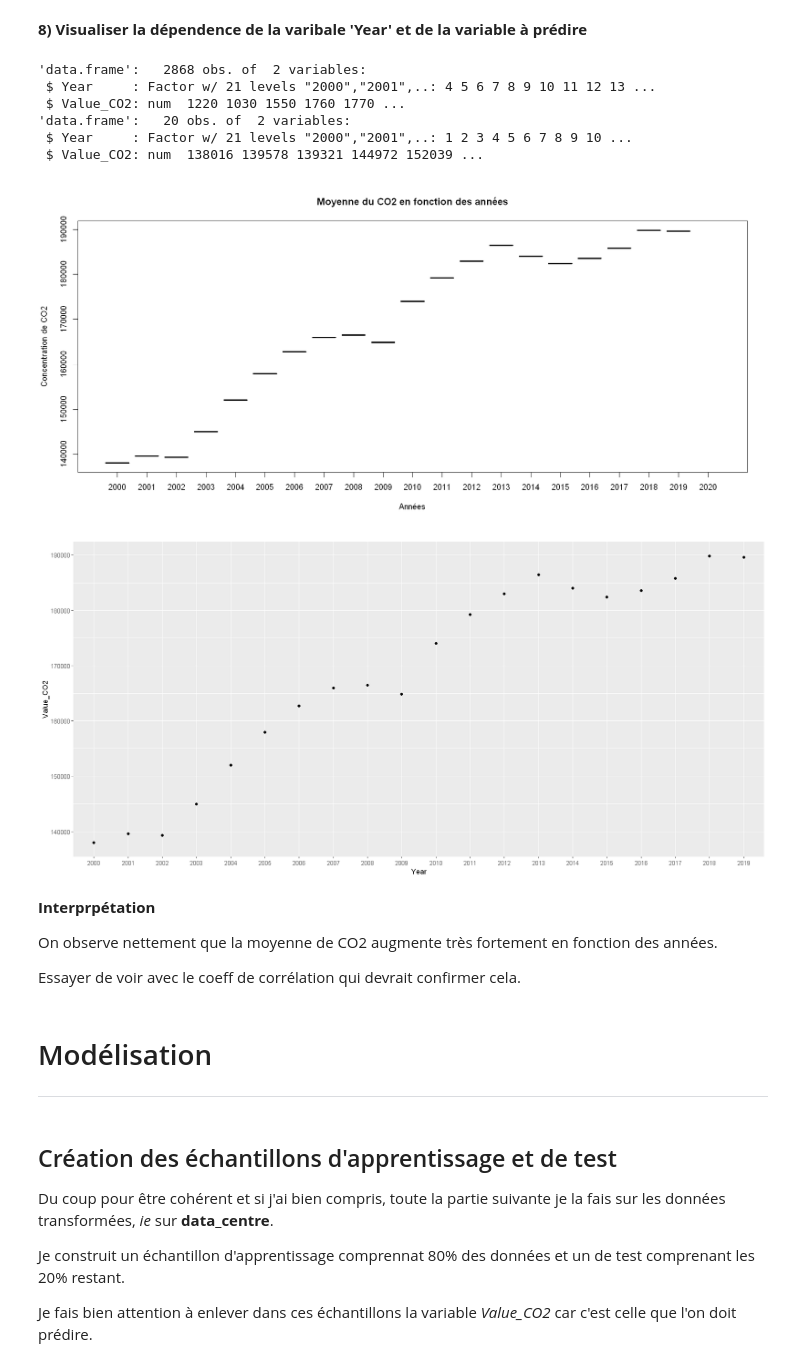
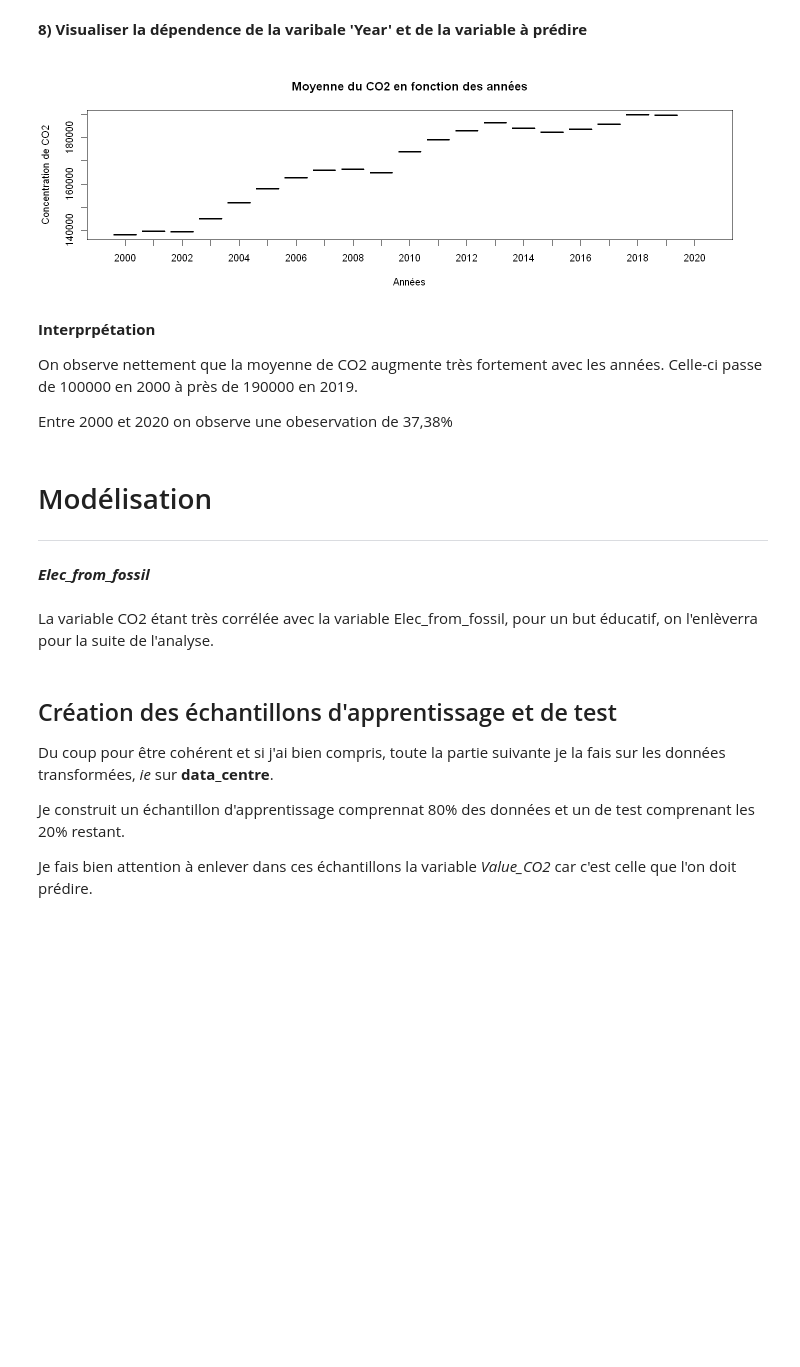
Before and after one commit to PaolaDeTruchis/MachineLearning, a Jupyter notebook: Projet_ML_R.ipynb, the cells around one changed output. Cells and saved outputs as stored; diff of their text form; code cells hidden in the pictures; blank space fills up the shorter version.

```diff
--- a/Projet_ML_R.ipynb
+++ b/Projet_ML_R.ipynb
@@ -33,8 +41,8 @@ Warning message:
 "le package 'Metrics' a été compilé avec la version R 4.3.3"
 # %%
 # Chargement des données :
-path <- "../"
-data = read.table(paste(path, "Data_Sustainable_Energy.csv", sep = ""), sep = ",", header = TRUE)
+path <- ""
+data = read.table(paste(path, "./data.csv", sep = ""), sep = ",", header = TRUE)
 # %% [markdown]
 ## Analyse Exploratoire des données
 
@@ -551,47 +576,27 @@ Il faudrait tenter d'afficher les differents graphes en fonction des differentes
 # %%
 # Variable à prédire : Value-co2-emissions renommée en Value_CO2
 
 Tab = data.frame(data$Year, data$Value_CO2)
 colnames(Tab) = c("Year", "Value_CO2") # je récupère les deux variables que je veux utiliser
-str(Tab)                               # data frame : 2868 * 2
+#str(Tab)                               # data frame : 2868 * 2
 
 Moy_annee = aggregate(Value_CO2 ~ Year, data = Tab, FUN = mean) # moyenne du CO2 selon les années, stockée dans un data frame
 
-str(Moy_annee) # data frame 20*2 : bizarre on n'a pas 21 lignes
-
-# Moy_annee # Le dernier facteur n'apparait pas
-
-# table(Tab$Year) # d'après ça, pas de valeur pour l'année 2020 ; étrange mais why not
-
-
-# barplot(Moy_annee$Value_CO2 ~ Moy_annee$Year)
 plot(Moy_annee$Value_CO2 ~ Moy_annee$Year, main = "Moyenne du CO2 en fonction des années",
      xlab = "Années", ylab = "Concentration de CO2")
-
-# ggplot aura ma peau mais j'ai déjà ça ^^
-
-# h1 <- ggplot(Moy_annee, aes(x = Year , y = Value_CO2 )) +
-#   geom_histogram(binwidth = 5, fill = "blue", color = "black") +
-#   labs(x = "Valeurs", y = "Fréquence", title = "Histogramme des valeurs")
-# h1
-
-ggplot(Moy_annee, aes(x = Year, y = Value_CO2)) + geom_point()
 # %% [output]
-'data.frame':   2868 obs. of  2 variables:
- $ Year     : Factor w/ 21 levels "2000","2001",..: 4 5 6 7 8 9 10 11 12 13 ...
- $ Value_CO2: num  1220 1030 1550 1760 1770 ...
-'data.frame':   20 obs. of  2 variables:
- $ Year     : Factor w/ 21 levels "2000","2001",..: 1 2 3 4 5 6 7 8 9 10 ...
- $ Value_CO2: num  138016 139578 139321 144972 152039 ...
-[figure, old version]
+[figure, new version]
-[figure, removed]
 # %% [markdown]
 **Interprpétation**
 
-On observe nettement que la moyenne de CO2 augmente très fortement en fonction des années.
+On observe nettement que la moyenne de CO2 augmente très fortement avec les années. Celle-ci passe de 100000 en 2000 à près de 190000 en 2019.
 
-Essayer de voir avec le coeff de corrélation qui devrait confirmer cela.
+Entre 2000 et 2020 on observe une obeservation de 37,38%
 # %% [markdown]
 # Modélisation
 
 ---
+# %% [markdown]
+***Elec_from_fossil***
+# %% [markdown]
+La variable CO2 étant très corrélée avec la variable Elec_from_fossil, pour un but éducatif, on l'enlèverra pour la suite de l'analyse.
```
Also changed, not shown: parts of 110 cells of this notebook.
